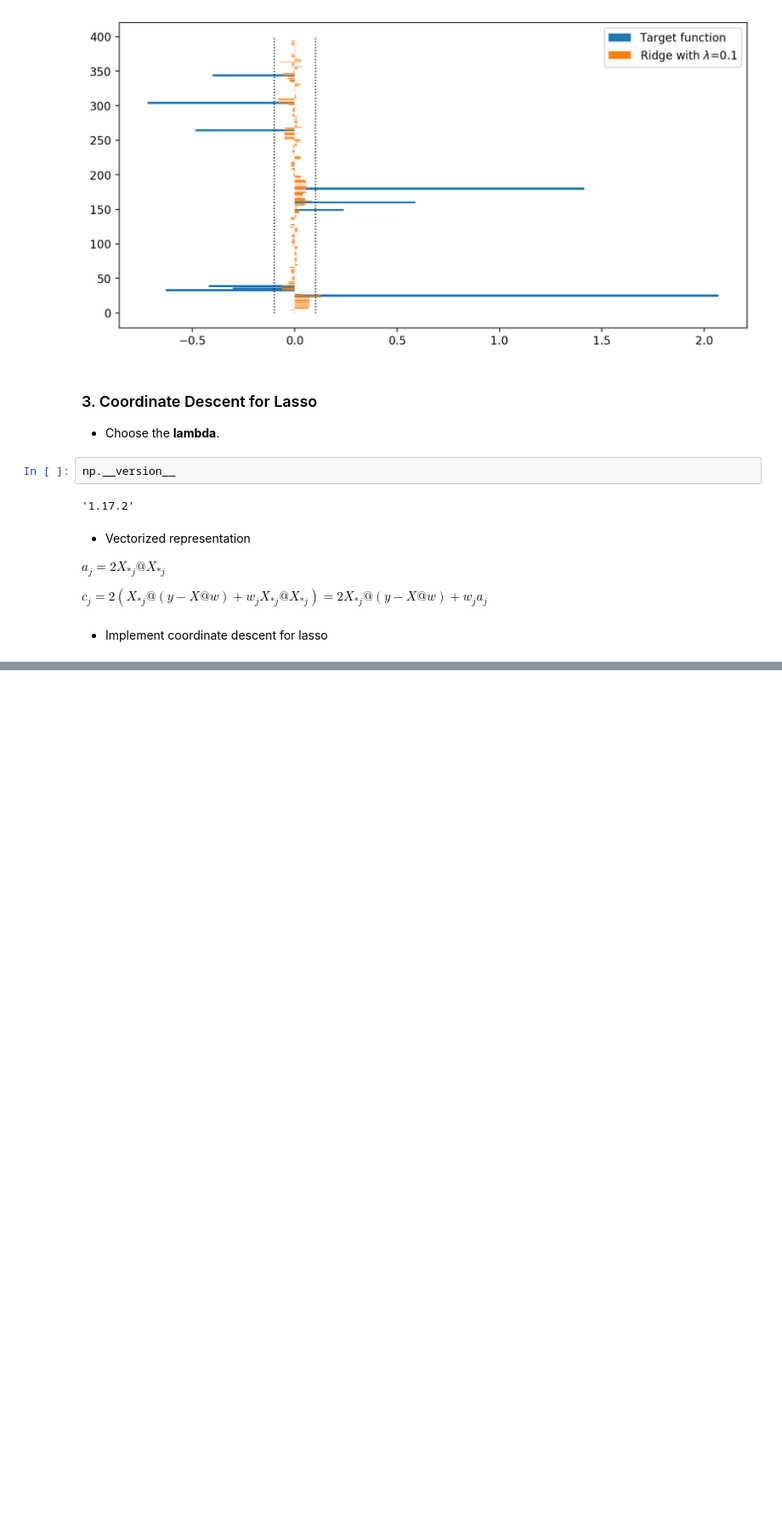
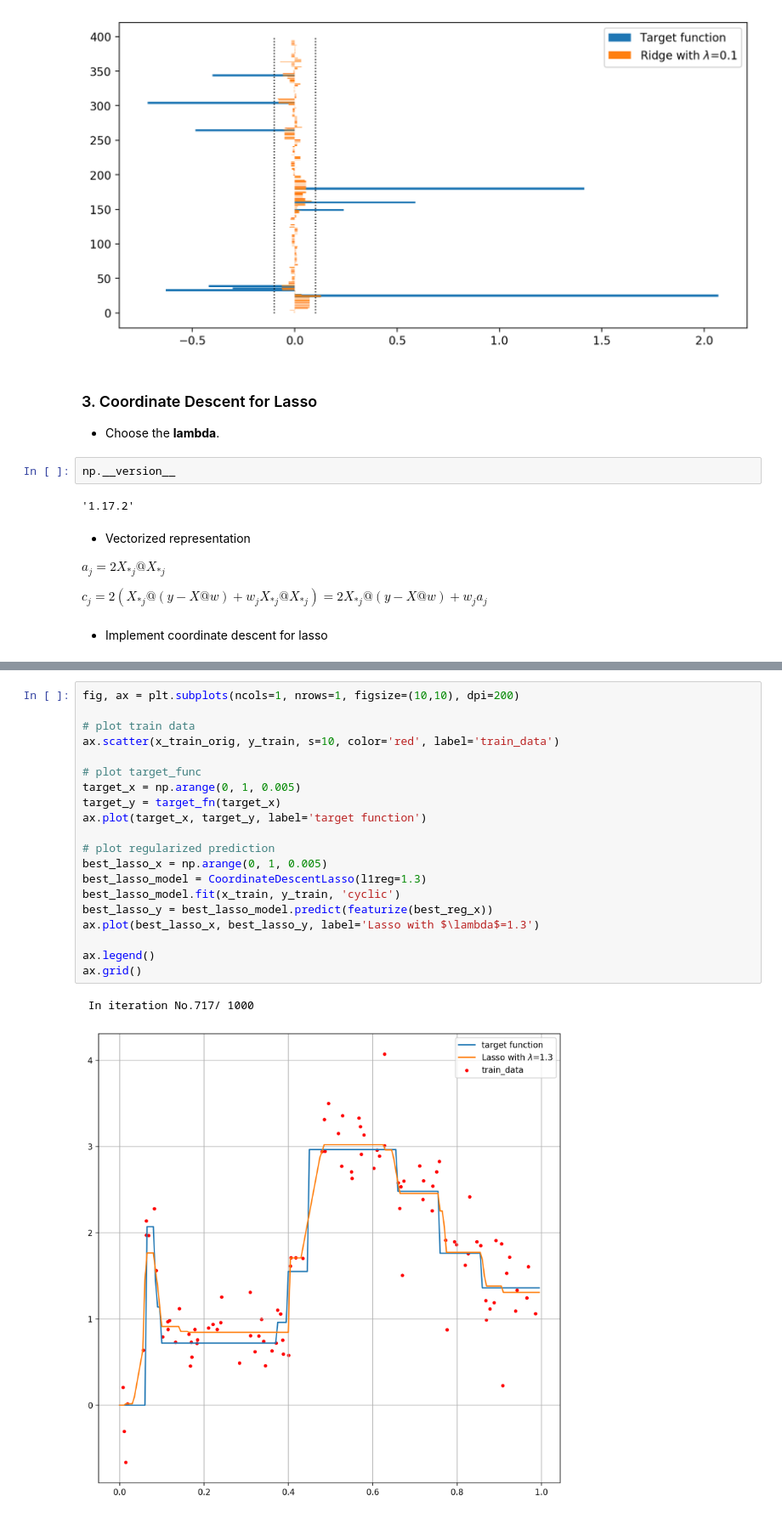
Before and after one commit to Fernadoo/NYU_ML, a Jupyter notebook: hw2-lasso/code/hw2.ipynb, the cells around one changed output, grey strips where cells are left out. Shown at 85% size. Saved outputs shown, nothing was run; the diff lists cells and outputs as text; blank space fills up the shorter version.

```diff
--- a/hw2-lasso/code/hw2.ipynb
+++ b/hw2-lasso/code/hw2.ipynb
@@ -244,0 +358,23 @@ plt.bar(np.arange(cd_model.w_.shape[0]), cd_model.w_)
+# %%
+fig, ax = plt.subplots(ncols=1, nrows=1, figsize=(10,10), dpi=200)
+
+# plot train data
+ax.scatter(x_train_orig, y_train, s=10, color='red', label='train_data')
+
+# plot target_func
+target_x = np.arange(0, 1, 0.005)
+target_y = target_fn(target_x)
+ax.plot(target_x, target_y, label='target function')
+
+# plot regularized prediction
+best_lasso_x = np.arange(0, 1, 0.005)
+best_lasso_model = CoordinateDescentLasso(l1reg=1.3)
+best_lasso_model.fit(x_train, y_train, 'cyclic')
+best_lasso_y = best_lasso_model.predict(featurize(best_reg_x))
+ax.plot(best_lasso_x, best_lasso_y, label='Lasso with $\lambda$=1.3')
+
+ax.legend()
+ax.grid()
+# %% [output]
+ In iteration No.717/ 1000
+[figure, added]
```
Also changed, not shown: parts of 23 cells of this notebook.
